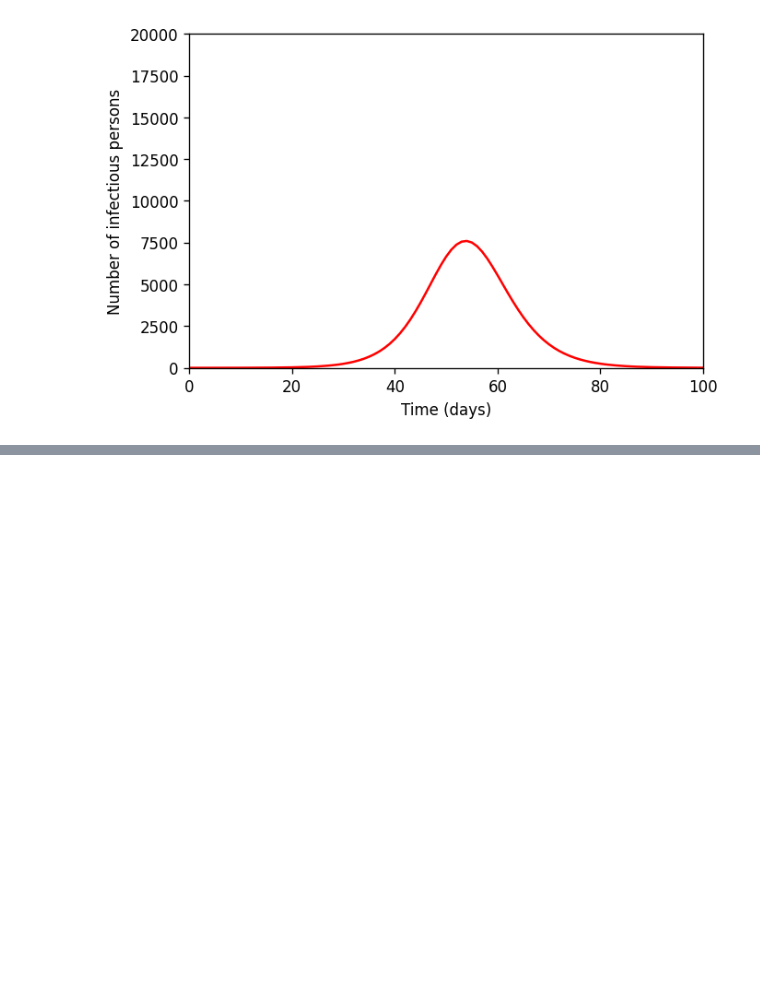
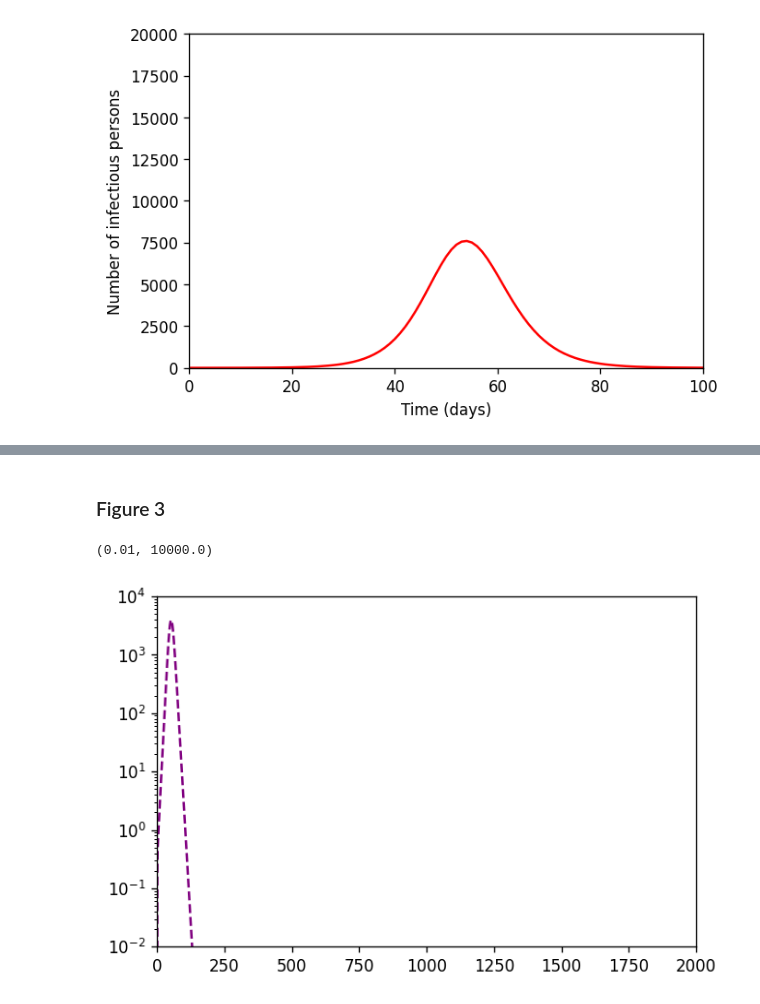
Before and after one commit to monash-emu/summer, a Jupyter notebook: docs/vynnycky_white/chapter_2_3.ipynb, the cells around one changed output, grey strips where cells are left out. Drawn from its saved outputs; the diff is of its cells as text; code cells hidden in the pictures; blank space fills up the shorter version.

```diff
--- a/docs/vynnycky_white/chapter_2_3.ipynb
+++ b/docs/vynnycky_white/chapter_2_3.ipynb
@@ -230,0 +259,11 @@ Text(0, 0.5, 'Number of new infectious persons per time step')
+# %% [markdown]
+### Figure 3
+# %%
+fig, ax = plt.subplots(1, 1, dpi=120)
+ax.plot(seir_model.times, seir_model.derived_outputs["incidence"], color="purple", linestyle="--")
+ax.set_xlim((0, 2e3))
+ax.set_yscale("log")
+ax.set_ylim((1e-2, 1e4))
+# %% [output]
+(0.01, 10000.0)
+[figure, added]
```
Also changed, not shown: parts of 11 cells of this notebook.
